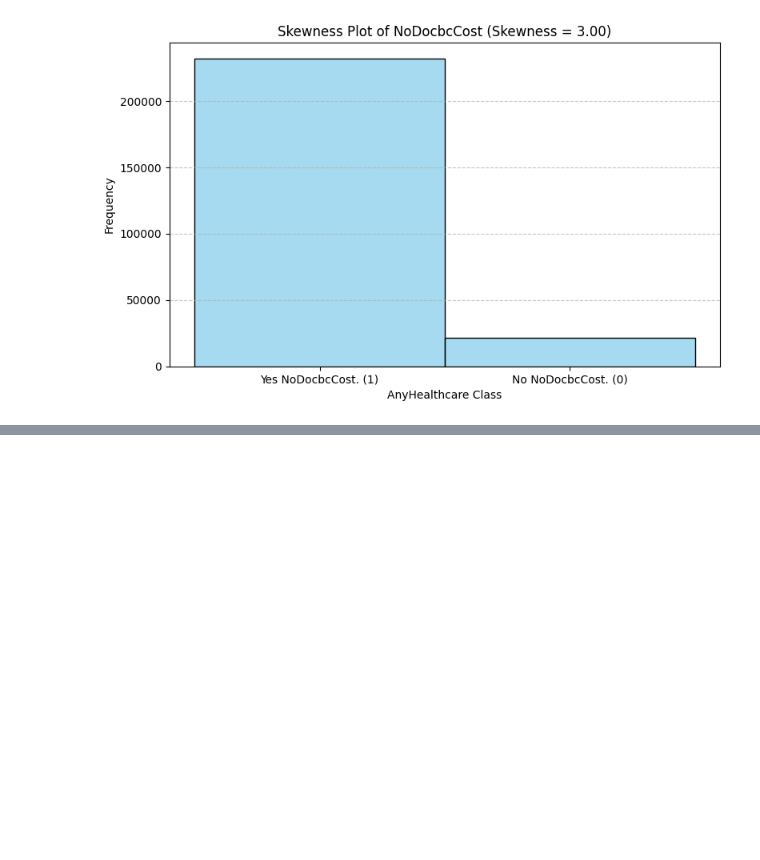
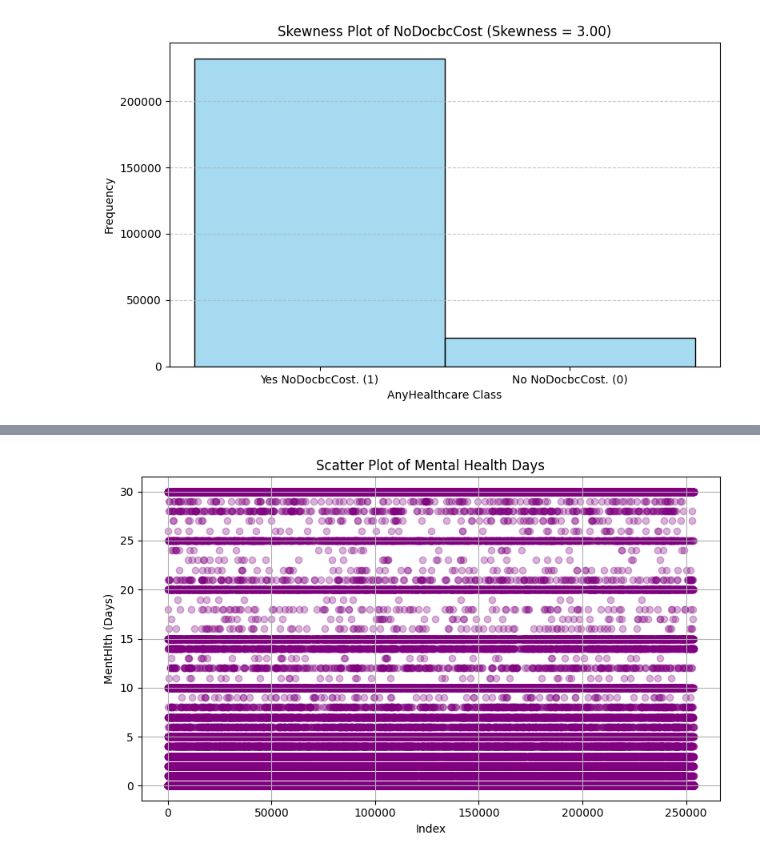
Before and after one commit to mrablfz05/diabetes-prediction, a Jupyter notebook: diabetes_prediction.ipynb, the cells around one changed output, grey strips where cells are left out. Saved outputs shown, nothing was run; the diff lists cells and outputs as text; code cells hidden in the pictures; blank space fills up the shorter version.

```diff
--- a/diabetes_prediction.ipynb
+++ b/diabetes_prediction.ipynb
@@ -1359,0 +1502,11 @@ plt.show()
+# %%
+plt.figure(figsize=(8, 5))
+plt.scatter(MentHlth.index, MentHlth, alpha=0.3, color='purple')
+plt.title('Scatter Plot of Mental Health Days')
+plt.xlabel('Index')
+plt.ylabel('MentHlth (Days)')
+plt.grid(True)
+plt.tight_layout()
+plt.show()
+# %% [output]
+[figure, added]
```
Also changed, not shown: parts of 20 cells of this notebook, 5 other files.
